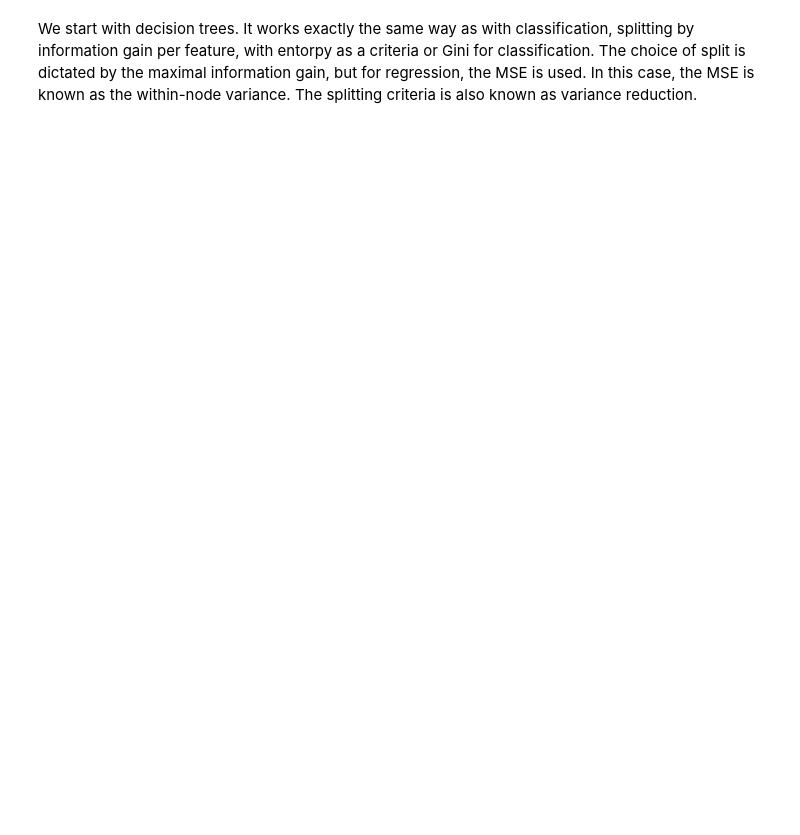
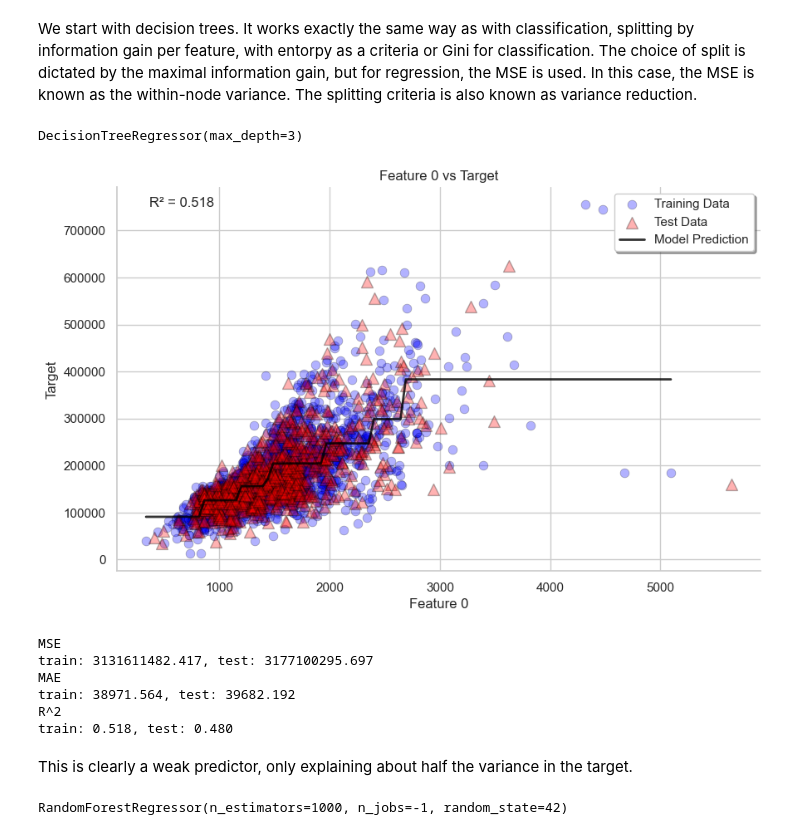
Before and after one commit to sadityag/Machine_Learning_Sebastian_Raschka, a Jupyter notebook: Regression/Random_Forest/tree_and_forest_regression.ipynb, the cells around one changed output. Cells and saved outputs as stored; diff of their text form; code cells hidden in the pictures; blank space fills up the shorter version.

```diff
--- a/Regression/Random_Forest/tree_and_forest_regression.ipynb
+++ b/Regression/Random_Forest/tree_and_forest_regression.ipynb
@@ -26,3 +27,50 @@ X = df[['Gr Liv Area']].values
 y = df['SalePrice'].values
 
 X_train, X_test, y_train, y_test = train_test_split(X, y, test_size=0.3, random_state=123)
+# %%
+from sklearn.tree import DecisionTreeRegressor
+
+tree = DecisionTreeRegressor(max_depth=3)
+tree.fit(X_train, y_train)
+# %% [output]
+DecisionTreeRegressor(max_depth=3)
+# %%
+import os
+
+original_dir = os.getcwd()
+os.chdir('..')
+
+from regression_plotting import RegressionFitPlotter
+os.chdir(original_dir)
+
+rfp = RegressionFitPlotter()
+# %%
+rfp.plot_feature_vs_target(X_train, y_train, feature_index=0,
+                      regressor=tree, X_test=X_test, y_test=y_test, scatter_alpha=0.3, line_color='black')
+plt.show()
+# %% [output]
+[figure, added]
+# %%
+print(f"MSE\ntrain: {mean_squared_error(y_train, tree.predict(X_train)):.3f}, test: {mean_squared_error(y_test, tree.predict(X_test)):.3f}")
+print(f"MAE\ntrain: {mean_absolute_error(y_train, tree.predict(X_train)):.3f}, test: {mean_absolute_error(y_test, tree.predict(X_test)):.3f}")
+print(f"R^2\ntrain: {r2_score(y_train, tree.predict(X_train)):.3f}, test: {r2_score(y_test, tree.predict(X_test)):.3f}")
+# %% [output]
+MSE
+train: 3131611482.417, test: 3177100295.697
+MAE
+train: 38971.564, test: 39682.192
+R^2
+train: 0.518, test: 0.480
+# %% [markdown]
+This is clearly a weak predictor, only explaining about half the variance in the target.
+# %%
+from sklearn.ensemble import RandomForestRegressor
+
+forest = RandomForestRegressor(n_estimators=1000,
+                               criterion='squared_error',
+                               random_state=42,
+                               n_jobs=-1)
+
+forest.fit(X_train, y_train)
+# %% [output]
+RandomForestRegressor(n_estimators=1000, n_jobs=-1, random_state=42)
```
Also changed, not shown: parts of 11 cells of this notebook, 13 other files.
